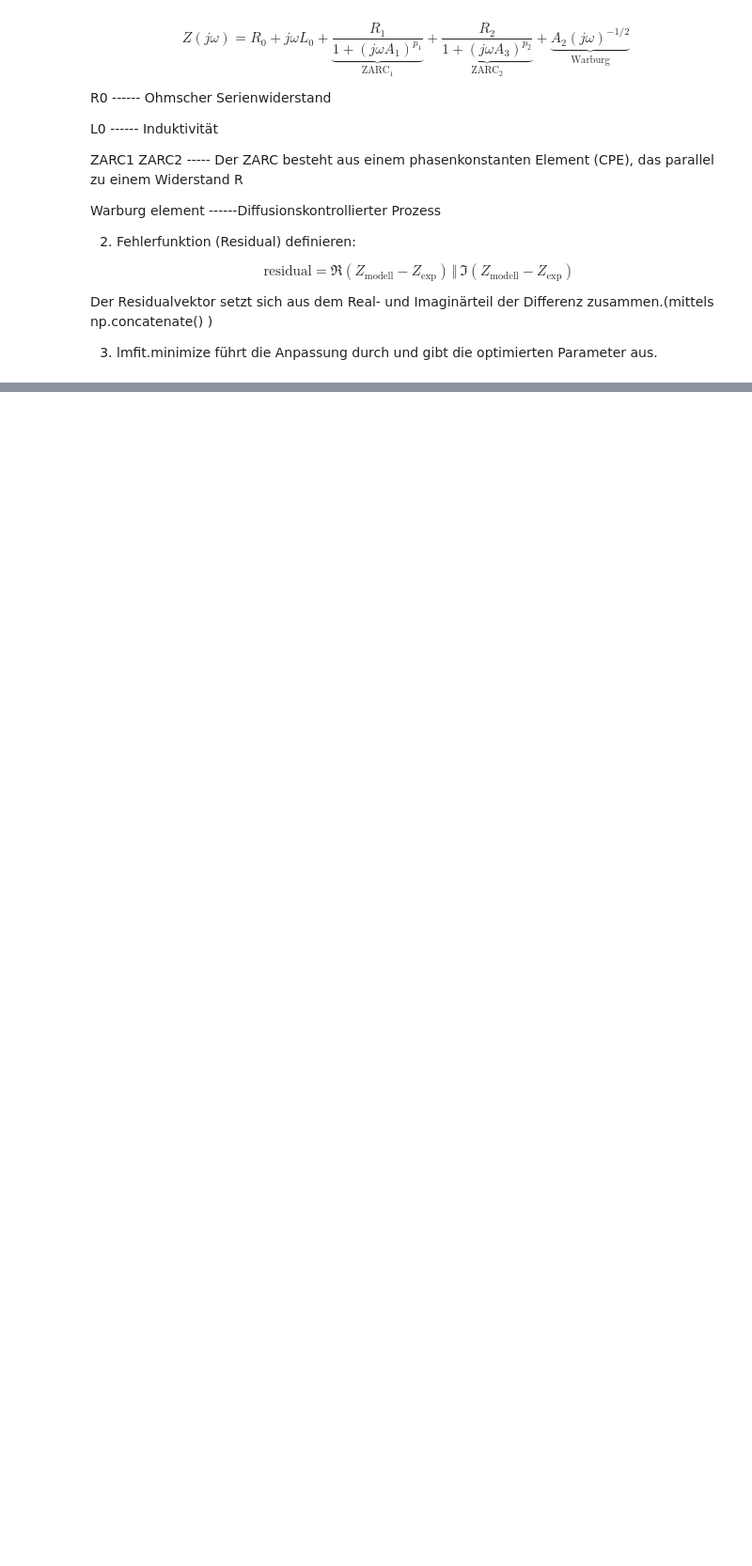
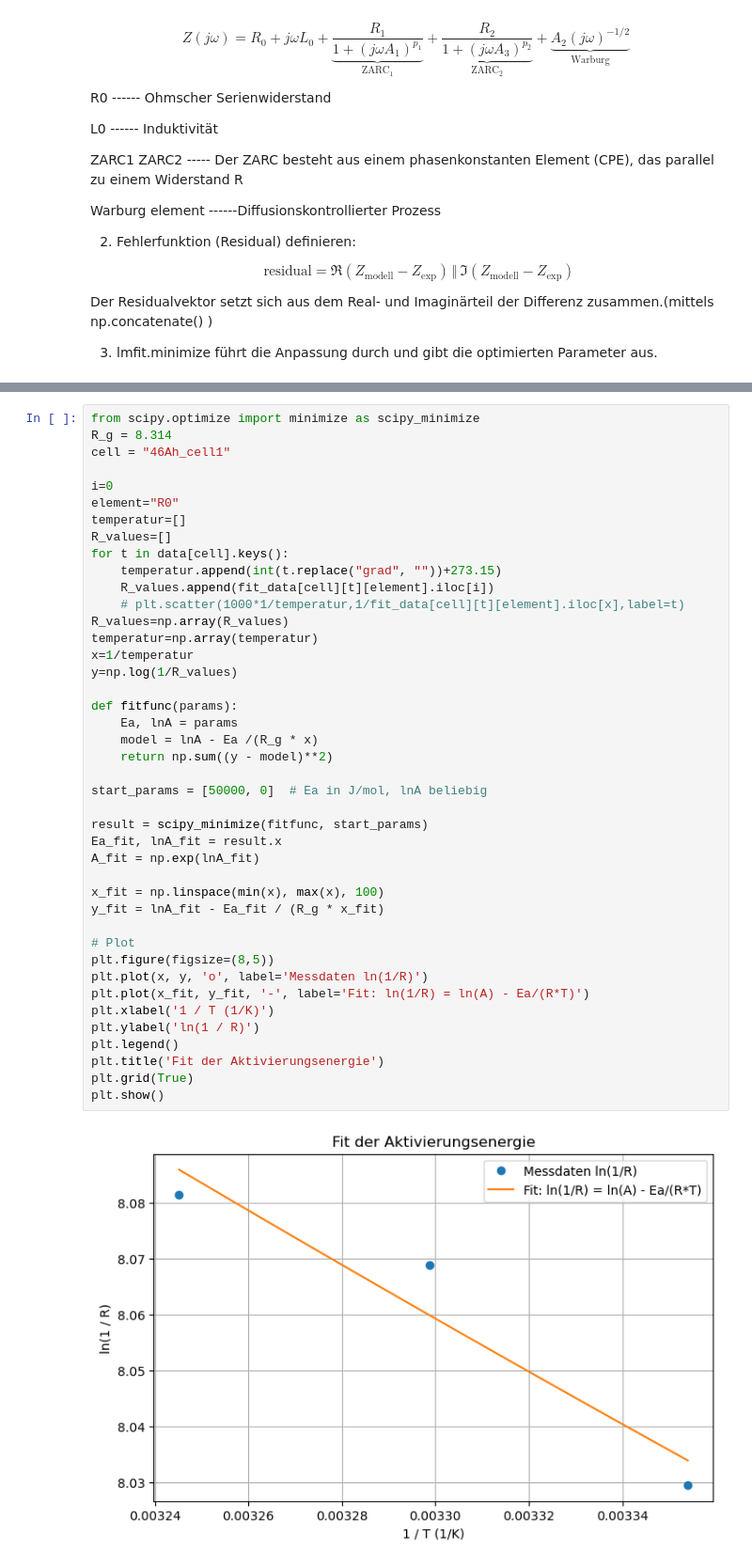
Before and after one commit to dieterduese/Projekt_Entropie, a Jupyter notebook: EIS_fitting.ipynb, the cells around one changed output, grey strips where cells are left out. Shown at 94% size. Cells and saved outputs as stored; diff of their text form; blank space fills up the shorter version.

```diff
--- a/EIS_fitting.ipynb
+++ b/EIS_fitting.ipynb
@@ -364,0 +409,44 @@ plt.grid(True)
+# %%
+from scipy.optimize import minimize as scipy_minimize
+R_g = 8.314
+cell = "46Ah_cell1"
+
+i=0
+element="R0"
+temperatur=[]
+R_values=[]
+for t in data[cell].keys():
+    temperatur.append(int(t.replace("grad", ""))+273.15)
+    R_values.append(fit_data[cell][t][element].iloc[i])
+    # plt.scatter(1000*1/temperatur,1/fit_data[cell][t][element].iloc[x],label=t)
+R_values=np.array(R_values)
+temperatur=np.array(temperatur)
+x=1/temperatur
+y=np.log(1/R_values)
+
+def fitfunc(params):
+    Ea, lnA = params
+    model = lnA - Ea /(R_g * x)
+    return np.sum((y - model)**2)
+
+start_params = [50000, 0]  # Ea in J/mol, lnA beliebig
+
+result = scipy_minimize(fitfunc, start_params)
+Ea_fit, lnA_fit = result.x
+A_fit = np.exp(lnA_fit)
+
+x_fit = np.linspace(min(x), max(x), 100)
+y_fit = lnA_fit - Ea_fit / (R_g * x_fit)
+
+# Plot
+plt.figure(figsize=(8,5))
+plt.plot(x, y, 'o', label='Messdaten ln(1/R)')
+plt.plot(x_fit, y_fit, '-', label='Fit: ln(1/R) = ln(A) - Ea/(R*T)')
+plt.xlabel('1 / T (1/K)')
+plt.ylabel('ln(1 / R)')
+plt.legend()
+plt.title('Fit der Aktivierungsenergie')
+plt.grid(True)
+plt.show()
+# %% [output]
+[figure, added]
```
Also changed, not shown: parts of 4 cells of this notebook.
